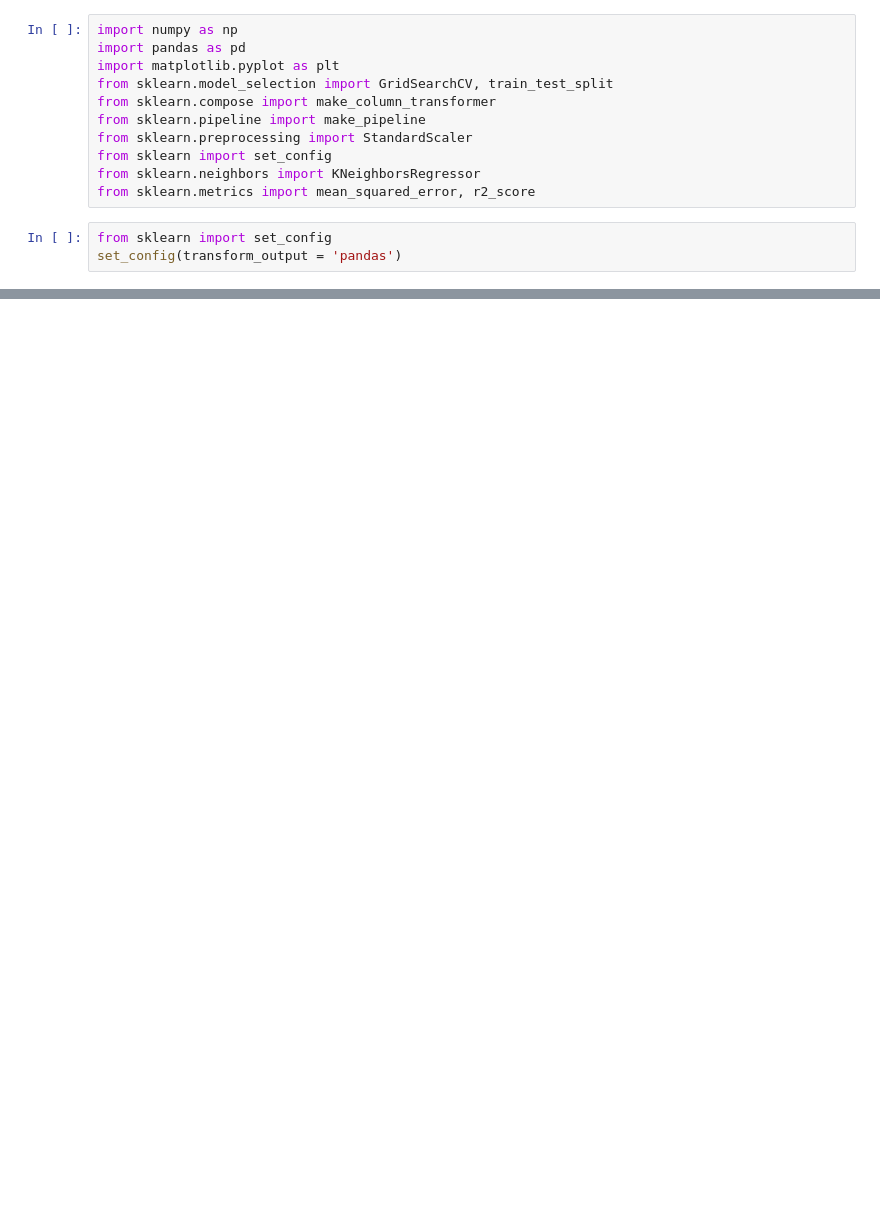
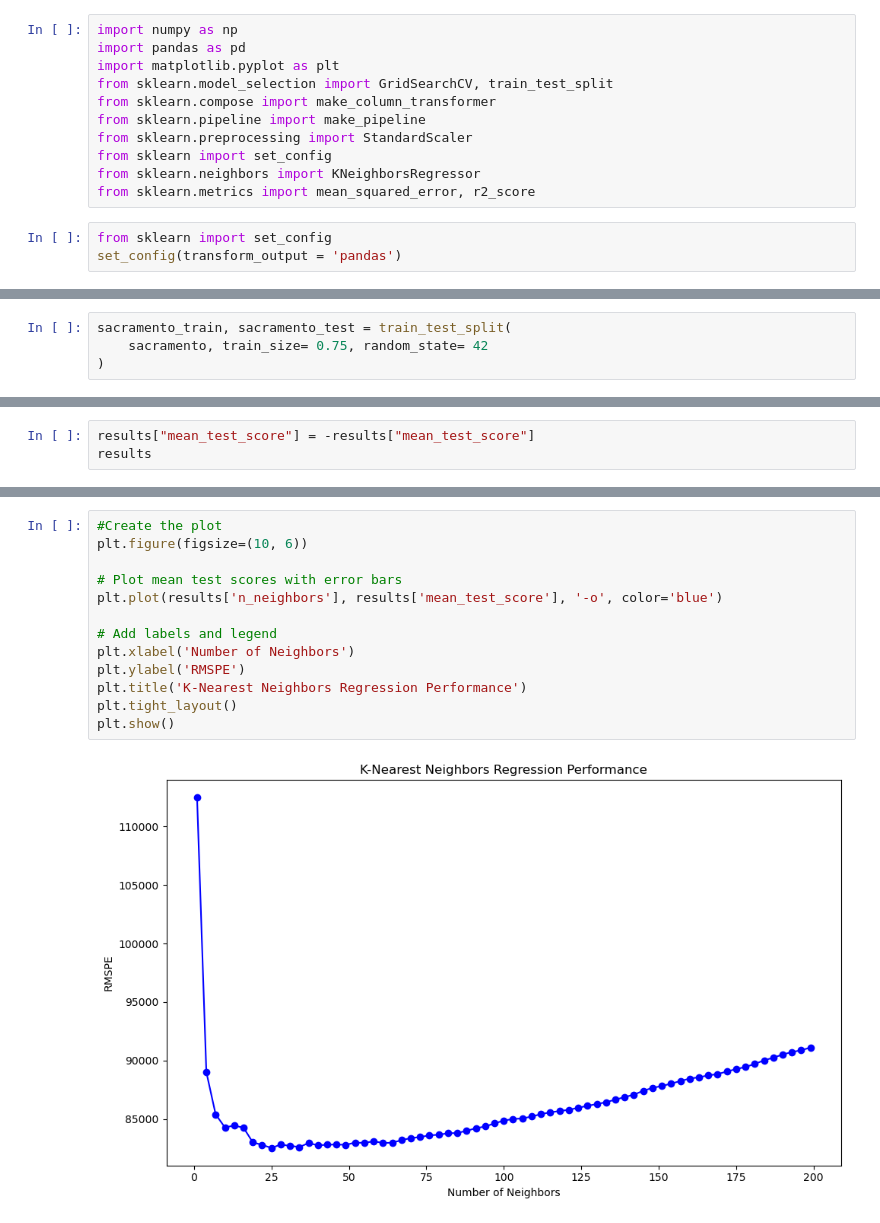
Before and after one commit to jcpeinado/LCR, a Jupyter notebook: 01_materials/notebooks/class_notes_01-09-2025.ipynb, the cells around one changed output, grey strips where cells are left out. Drawn from its saved outputs; the diff is of its cells as text; blank space fills up the shorter version.

```diff
--- a/01_materials/notebooks/class_notes_01-09-2025.ipynb
+++ b/01_materials/notebooks/class_notes_01-09-2025.ipynb
@@ -20,0 +120,4 @@ FileNotFoundError: [Errno 2] No such file or directory: 'dataset/sacramento.csv'
+# %%
+sacramento_train, sacramento_test = train_test_split(
+    sacramento, train_size= 0.75, random_state= 42
+)
@@ -20,0 +172,3 @@ FileNotFoundError: [Errno 2] No such file or directory: 'dataset/sacramento.csv'
+# %%
+results["mean_test_score"] = -results["mean_test_score"]
+results
@@ -20,0 +189,15 @@ FileNotFoundError: [Errno 2] No such file or directory: 'dataset/sacramento.csv'
+# %%
+#Create the plot
+plt.figure(figsize=(10, 6))
+
+# Plot mean test scores with error bars
+plt.plot(results['n_neighbors'], results['mean_test_score'], '-o', color='blue')
+
+# Add labels and legend
+plt.xlabel('Number of Neighbors')
+plt.ylabel('RMSPE')
+plt.title('K-Nearest Neighbors Regression Performance')
+plt.tight_layout()
+plt.show()
+# %% [output]
+[figure, added]
```
Also changed, not shown: parts of 20 cells of this notebook, 1 other file.
